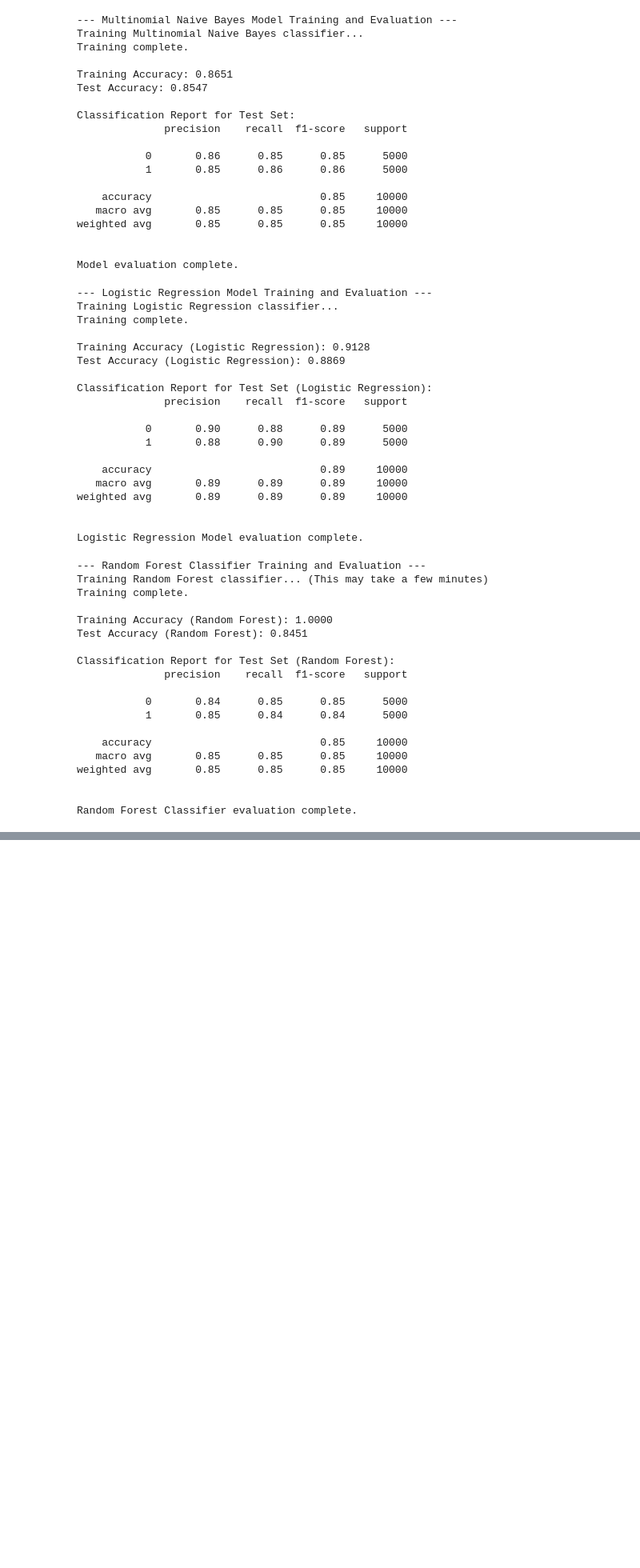
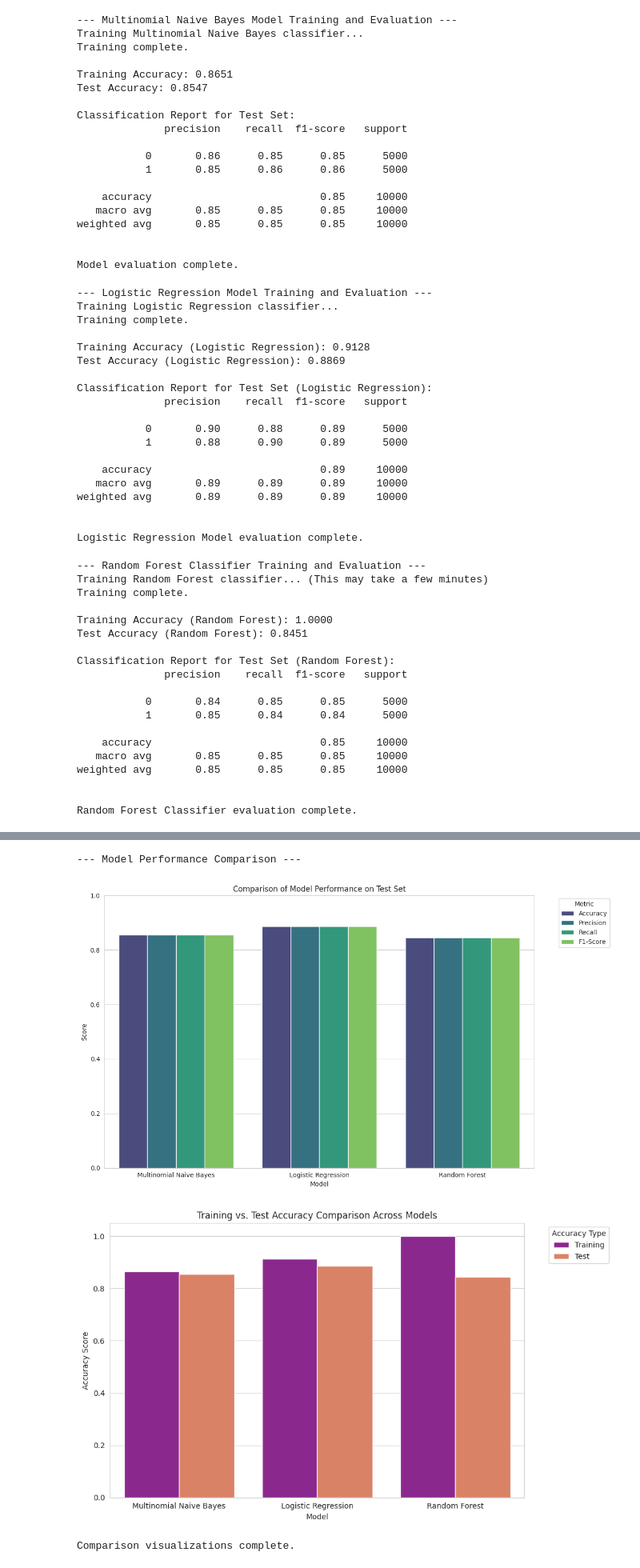
Before and after one commit to Ghadiiz/movie-sentiment-analyzer-nlp, a Jupyter notebook: Movie_Sentiment_Analysis.ipynb, the cells around one changed output, grey strips where cells are left out. Shown: that part at 80% size. Saved outputs shown, nothing was run; the diff lists cells and outputs as text; code cells hidden in the pictures; blank space fills up the shorter version.

```diff
--- a/Movie_Sentiment_Analysis.ipynb
+++ b/Movie_Sentiment_Analysis.ipynb
@@ -530,0 +575,78 @@ Random Forest Classifier evaluation complete.
+# %%
+import pandas as pd
+import matplotlib.pyplot as plt
+import seaborn as sns
+from sklearn.metrics import accuracy_score, precision_recall_fscore_support
+
+print("\n--- Model Performance Comparison ---")
+
+# --- 1. Extract Metrics for Test Set ---
+
+# Naive Bayes (mnb)
+mnb_accuracy = accuracy_score(y_test, y_test_pred)
+mnb_precision, mnb_recall, mnb_f1, _ = precision_recall_fscore_support(y_test, y_test_pred, average='weighted')
+
+# Logistic Regression (lr)
+lr_accuracy = accuracy_score(y_test, y_test_pred_lr)
+lr_precision, lr_recall, lr_f1, _ = precision_recall_fscore_support(y_test, y_test_pred_lr, average='weighted')
+
+# Random Forest (rf)
+rf_accuracy = accuracy_score(y_test, y_test_pred_rf)
+rf_precision, rf_recall, rf_f1, _ = precision_recall_fscore_support(y_test, y_test_pred_rf, average='weighted')
+
+# --- 2. Create DataFrame for Test Metrics ---
+metrics_data = {
+    'Model': ['Multinomial Naive Bayes', 'Logistic Regression', 'Random Forest',
+              'Multinomial Naive Bayes', 'Logistic Regression', 'Random Forest',
+              'Multinomial Naive Bayes', 'Logistic Regression', 'Random Forest',
+              'Multinomial Naive Bayes', 'Logistic Regression', 'Random Forest'],
+    'Metric': ['Accuracy', 'Accuracy', 'Accuracy',
+               'Precision', 'Precision', 'Precision',
+               'Recall', 'Recall', 'Recall',
+               'F1-Score', 'F1-Score', 'F1-Score'],
+    'Value': [mnb_accuracy, lr_accuracy, rf_accuracy,
+              mnb_precision, lr_precision, rf_precision,
+              mnb_recall, lr_recall, rf_recall,
+              mnb_f1, lr_f1, rf_f1]
+}
+
+df_metrics = pd.DataFrame(metrics_data)
+
+# --- 3. Plot Grouped Bar Chart for Test Metrics ---
+plt.figure(figsize=(12, 7))
+sns.barplot(x='Model', y='Value', hue='Metric', data=df_metrics, palette='viridis')
+plt.title('Comparison of Model Performance on Test Set')
+plt.ylabel('Score')
+plt.ylim(0, 1) # Metrics are between 0 and 1
+plt.legend(title='Metric', bbox_to_anchor=(1.05, 1), loc='upper left')
+plt.tight_layout()
+plt.show()
+
+# --- 4. Extract Training and Test Accuracies ---
+accuracy_comparison_data = {
+    'Model': ['Multinomial Naive Bayes', 'Logistic Regression', 'Random Forest',
+              'Multinomial Naive Bayes', 'Logistic Regression', 'Random Forest'],
+    'Type': ['Training', 'Training', 'Training',
+             'Test', 'Test', 'Test'],
+    'Accuracy': [train_accuracy, train_accuracy_lr, train_accuracy_rf,
+                 test_accuracy, test_accuracy_lr, test_accuracy_rf]
+}
+
+df_accuracy_comparison = pd.DataFrame(accuracy_comparison_data)
+
+# --- 5. Plot Training vs. Test Accuracy Comparison ---
+plt.figure(figsize=(10, 6))
+sns.barplot(x='Model', y='Accuracy', hue='Type', data=df_accuracy_comparison, palette='plasma')
+plt.title('Training vs. Test Accuracy Comparison Across Models')
+plt.ylabel('Accuracy Score')
+plt.ylim(0, 1.05) # Extend y-axis slightly above 1 for better visualization
+plt.legend(title='Accuracy Type', bbox_to_anchor=(1.05, 1), loc='upper left')
+plt.tight_layout()
+plt.show()
+
+print("Comparison visualizations complete.")
+# %% [output]
+--- Model Performance Comparison ---
+[figure, added]
+[figure, added]
+Comparison visualizations complete.
```
Also changed, not shown: parts of 2 cells of this notebook.
